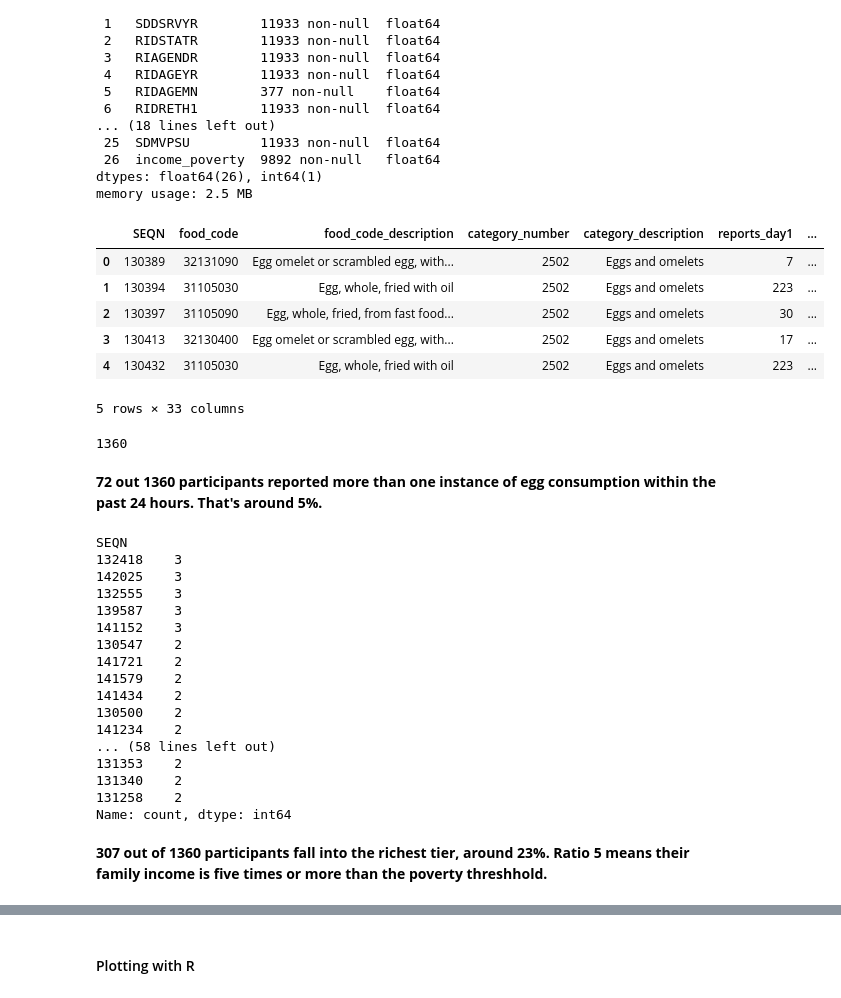
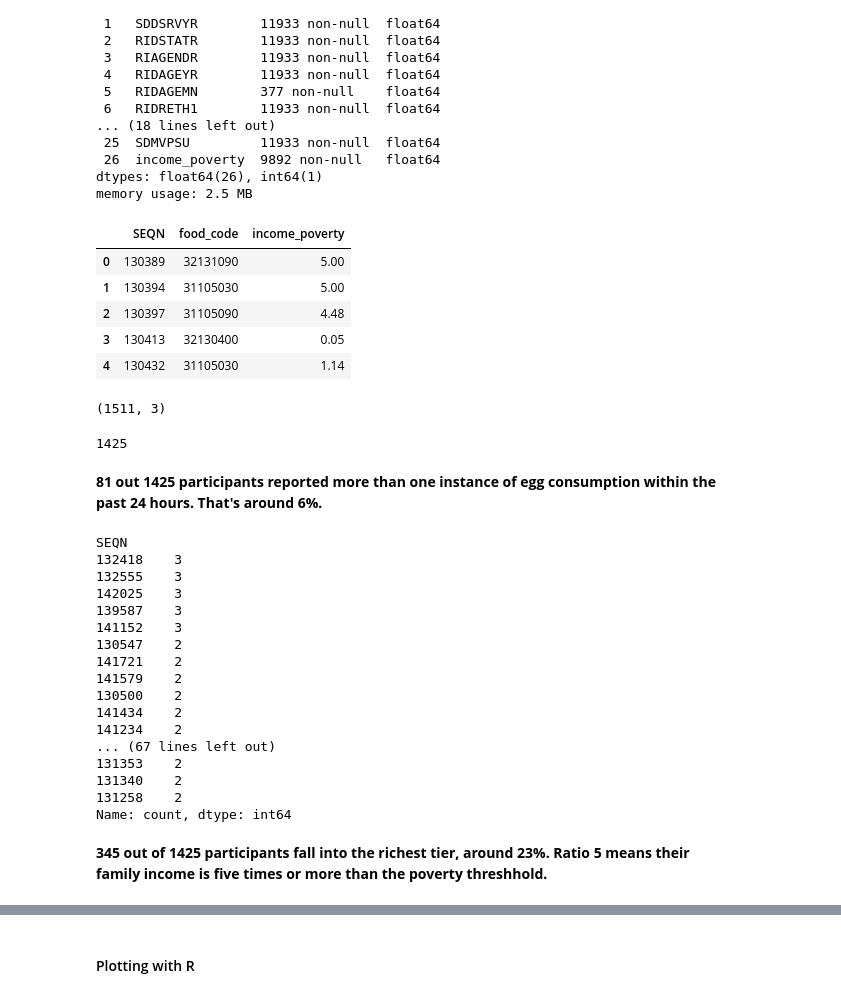
Before and after one commit to tiff-xwang/Egg-Consumption-Demographics, a Jupyter notebook: egg.ipynb, the cells around one changed output, grey strips where cells are left out. Drawn from its saved outputs; the diff is of its cells as text; code cells hidden in the pictures.

```diff
--- a/egg.ipynb
+++ b/egg.ipynb
@@ -145,8 +187,8 @@ df.head()
 # %%
 # demographics data
 
-demo = pd.read_sas('docs/2021-23/DEMO_L.xpt', format='xport')
-demo.head()
+demo2123 = pd.read_sas('docs/2021-23/DEMO_L.xpt', format='xport')
+demo2123.head()
 # %% [output]
 |  | SEQN | SDDSRVYR | RIDSTATR | RIAGENDR | RIDAGEYR | RIDAGEMN | RIDRETH1 | RIDRETH3 | RIDEXMON | RIDEXAGM | ... |
 | 0 | 130378.0 | 12.0 | 2.0 | 1.0 | 43.0 | NaN | 5.0 | 6.0 | 2.0 | NaN | ... |
@@ -158,8 +200,8 @@ demo.head()
 # %%
 # cleaning up
 
-demo['SEQN'] = demo['SEQN'].astype(int)
-demo.head()
+demo2123['SEQN'] = demo2123['SEQN'].astype(int)
+demo2123.head()
 # %% [output]
 |  | SEQN | SDDSRVYR | RIDSTATR | RIAGENDR | RIDAGEYR | RIDAGEMN | RIDRETH1 | RIDRETH3 | RIDEXMON | RIDEXAGM | ... |
 | 0 | 130378 | 12.0 | 2.0 | 1.0 | 43.0 | NaN | 5.0 | 6.0 | 2.0 | NaN | ... |
@@ -171,8 +213,8 @@ demo.head()
 # %%
 # renaming the column that has the ratio of family income to poverty
 
-demo.rename(columns={"INDFMPIR": "income_poverty"}, inplace=True)
-demo.info()
+demo2123.rename(columns={"INDFMPIR": "income_poverty"}, inplace=True)
+demo2123.info()
 # %% [output]
 <class 'pandas.core.frame.DataFrame'>
 RangeIndex: 11933 entries, 0 to 11932
@@ -191,46 +233,49 @@ Data columns (total 27 columns):
  26  income_poverty  9892 non-null   float64
 dtypes: float64(26), int64(1)
 memory usage: 2.5 MB
+# %%
+demo2123_select = demo2123[['SEQN', 'income_poverty']]
 # %%
-df = pd.merge(df, demo, on='SEQN', how='inner')  # joining egg consumption data with demographics
-df.head()
+df2123 = pd.merge(df2123, demo2123_select, on='SEQN', how='inner')  # joining egg consumption data with demographics
+df2123.head()
 # %% [output]
-|  | SEQN | food_code | food_code_description | category_number | category_description | reports_day1 | ... |
-| 0 | 130389 | 32131090 | Egg omelet or scrambled egg, with... | 2502 | Eggs and omelets | 7 | ... |
-| 1 | 130394 | 31105030 | Egg, whole, fried with oil | 2502 | Eggs and omelets | 223 | ... |
-| 2 | 130397 | 31105090 | Egg, whole, fried, from fast food... | 2502 | Eggs and omelets | 30 | ... |
-| 3 | 130413 | 32130400 | Egg omelet or scrambled egg, with... | 2502 | Eggs and omelets | 17 | ... |
-| 4 | 130432 | 31105030 | Egg, whole, fried with oil | 2502 | Eggs and omelets | 223 | ... |
+|  | SEQN | food_code | income_poverty |
+| 0 | 130389 | 32131090 | 5.00 |
+| 1 | 130394 | 31105030 | 5.00 |
+| 2 | 130397 | 31105090 | 4.48 |
+| 3 | 130413 | 32130400 | 0.05 |
+| 4 | 130432 | 31105030 | 1.14 |
-5 rows × 33 columns
 # %%
-df.shape
+df2123.shape
+# %% [output]
+(1511, 3)
 # %%
-df["SEQN"].nunique()  # count distinct
+df2123["SEQN"].nunique()  # count distinct
 # %% [output]
-1360
+1425
 # %% [markdown]
-**72 out 1360 participants reported more than one instance of egg consumption within the past 24 hours. That's around 5%.**
+**81 out 1425 participants reported more than one instance of egg consumption within the past 24 hours. That's around 6%.**
 # %%
 pd.set_option("display.max_rows", 100)  # adjusting maximum output
-print(df['SEQN'].value_counts().head(72))
+print(df2123['SEQN'].value_counts().head(81))
 # %% [output]
 SEQN
 132418    3
+132555    3
 142025    3
-132555    3
 139587    3
 141152    3
 130547    2
 141721    2
 141579    2
+130500    2
 141434    2
-130500    2
 141234    2
-... (58 lines left out)
+... (67 lines left out)
 131353    2
 131340    2
 131258    2
 Name: count, dtype: int64
 # %% [markdown]
-**307 out of 1360 participants fall into the richest tier, around 23%. Ratio 5 means their family income is five times or more than the poverty threshhold.**
+**345 out of 1425 participants fall into the richest tier, around 23%. Ratio 5 means their family income is five times or more than the poverty threshhold.**
 # %%
```
Also changed, not shown: parts of 88 cells of this notebook, 22 other files.
